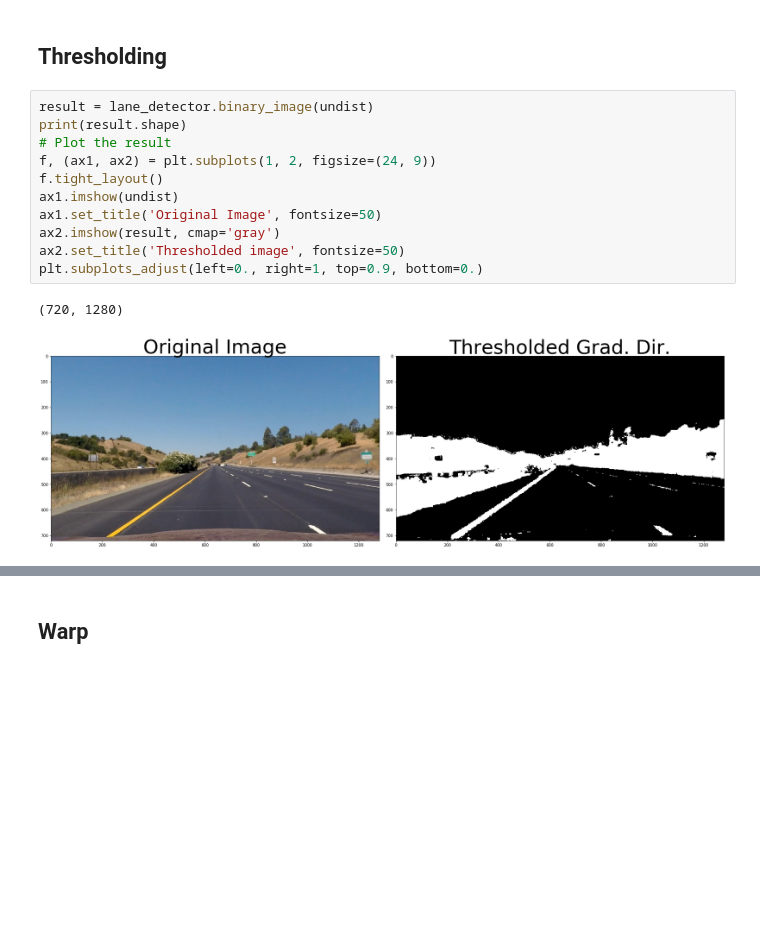
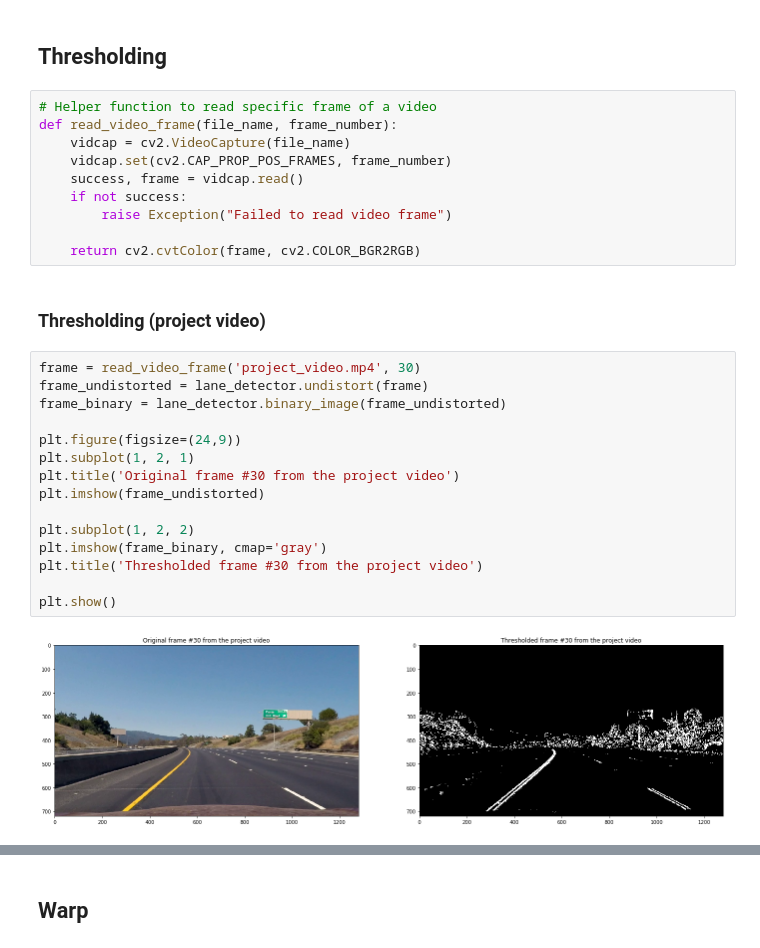
Before and after one commit to tairrzayev/CarND-Advanced-Lane-Lines, a Jupyter notebook: project.ipynb, the cells around one changed output, grey strips where cells are left out. Cells and saved outputs as stored; diff of their text form; blank space fills up the shorter version.

```diff
--- a/project.ipynb
+++ b/project.ipynb
@@ -84,16 +75,31 @@ plt.show()
 # %% [markdown]
 ## Thresholding
-# %%
-result = lane_detector.binary_image(undist)
-print(result.shape)
-# Plot the result
-f, (ax1, ax2) = plt.subplots(1, 2, figsize=(24, 9))
-f.tight_layout()
-ax1.imshow(undist)
-ax1.set_title('Original Image', fontsize=50)
-ax2.imshow(result, cmap='gray')
-ax2.set_title('Thresholded image', fontsize=50)
-plt.subplots_adjust(left=0., right=1, top=0.9, bottom=0.)
-# %% [output]
-(720, 1280)
-[figure, removed]
+# %%
+# Helper function to read specific frame of a video
+def read_video_frame(file_name, frame_number):
+    vidcap = cv2.VideoCapture(file_name)
+    vidcap.set(cv2.CAP_PROP_POS_FRAMES, frame_number)
+    success, frame = vidcap.read()
+    if not success:
+        raise Exception("Failed to read video frame")
+
+    return cv2.cvtColor(frame, cv2.COLOR_BGR2RGB)
+# %% [markdown]
+### Thresholding (project video)
+# %%
+frame = read_video_frame('project_video.mp4', 30)
+frame_undistorted = lane_detector.undistort(frame)
+frame_binary = lane_detector.binary_image(frame_undistorted)
+
+plt.figure(figsize=(24,9))
+plt.subplot(1, 2, 1)
+plt.title('Original frame #30 from the project video')
+plt.imshow(frame_undistorted)
+
+plt.subplot(1, 2, 2)
+plt.imshow(frame_binary, cmap='gray')
+plt.title('Thresholded frame #30 from the project video')
+
+plt.show()
+# %% [output]
+[figure, added]
```
Also changed, not shown: parts of 14 cells of this notebook, 6 other files.
